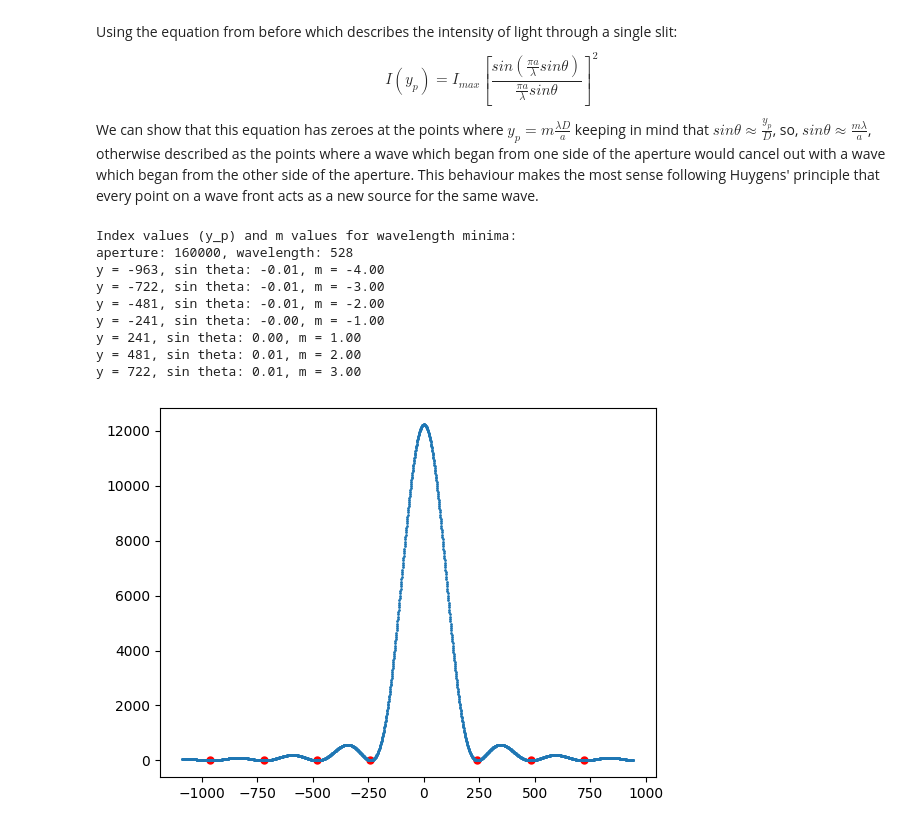
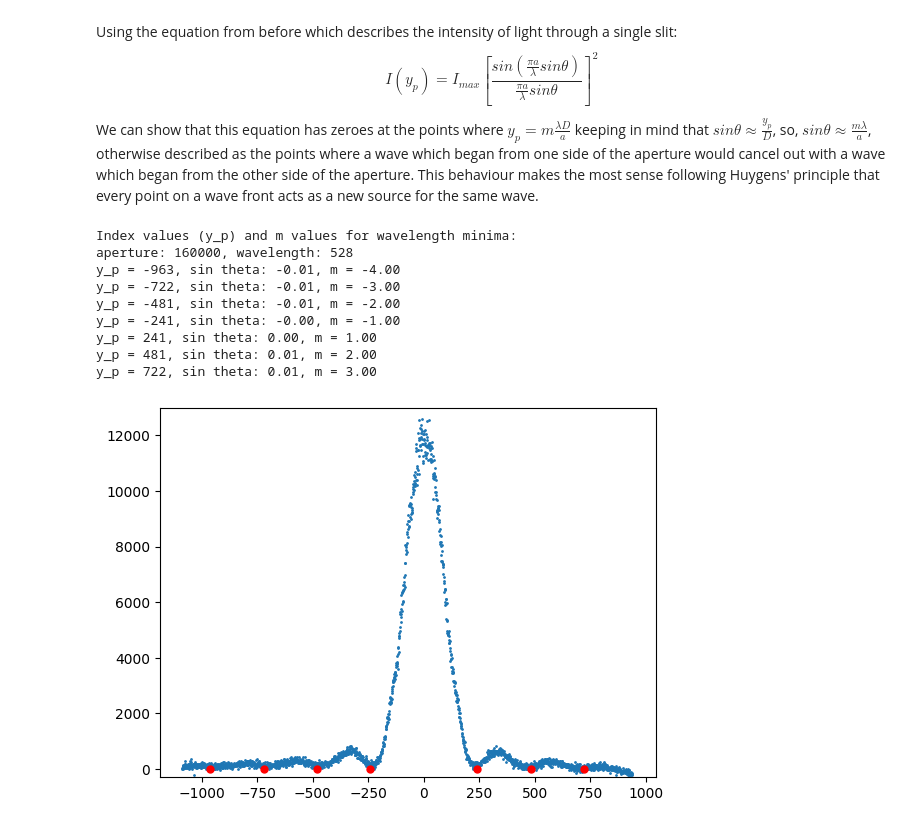
Before and after one commit to maraMaraschino/Adv-Lab, a Jupyter notebook: Optical Diffraction/OpticalDiffractionDataProcessing-HDF5.ipynb, the cells around one changed output. Drawn from its saved outputs; the diff is of its cells as text; code cells hidden in the pictures.

```diff
--- a/Optical Diffraction/OpticalDiffractionDataProcessing-HDF5.ipynb
+++ b/Optical Diffraction/OpticalDiffractionDataProcessing-HDF5.ipynb
@@ -312,38 +313,41 @@ We can show that this equation has zeroes at the points where $y_{p}=m \frac{\la
 # %%
 intensity_array = np.array(intensity_array)
 # Find min values of intensities
 min_indices, _ = find_peaks(-intensity_array)
 
 #min_values = intensity_array[min_indices]
 min_values = []
 print('Index values (y_p) and m values for wavelength minima:')
 print(f'aperture: {aperture}, wavelength: {wavelength}')
 for index in min_indices:
     # Collect intensity value before adjusting for shifted x-axis
     value = intensity_array[index]
     min_values.append(value)
 
     # Shift x-axis so peak is at 0 again
     index = index - x_max
     sin_theta = (index * pixel_width) / distance
 
     # Round m value to two decimals to avoid .99 values
-    print(f'y = {index}, sin theta: {sin_theta:.2f}, m = {sin_theta * aperture / wavelength:.2f}')
+    print(f'y_p = {index}, sin theta: {sin_theta:.2f}, m = {sin_theta * aperture / wavelength:.2f}')
 
 
 
 # Plot the locations of the minimum values
+plt.scatter(x_shifted, avg - vertical_offset - fudge_factor, s=1)
 plt.scatter(min_indices-x_max, min_values, s=25, color='r')
-plt.scatter(x_shifted, intensity_array, s=1)
+plt.ylim(-300,13000)
+plt.savefig('Data Minima.png')
+#plt.scatter(x_shifted, intensity_array, s=1)
 plt.show()
 # %% [output]
 Index values (y_p) and m values for wavelength minima:
 aperture: 160000, wavelength: 528
-y = -963, sin theta: -0.01, m = -4.00
-y = -722, sin theta: -0.01, m = -3.00
-y = -481, sin theta: -0.01, m = -2.00
-y = -241, sin theta: -0.00, m = -1.00
-y = 241, sin theta: 0.00, m = 1.00
-y = 481, sin theta: 0.01, m = 2.00
-y = 722, sin theta: 0.01, m = 3.00
+y_p = -963, sin theta: -0.01, m = -4.00
+y_p = -722, sin theta: -0.01, m = -3.00
+y_p = -481, sin theta: -0.01, m = -2.00
+y_p = -241, sin theta: -0.00, m = -1.00
+y_p = 241, sin theta: 0.00, m = 1.00
+y_p = 481, sin theta: 0.01, m = 2.00
+y_p = 722, sin theta: 0.01, m = 3.00
-[figure, old version]
+[figure, new version]
```
Also changed, not shown: parts of 4 cells of this notebook, 2 other files.
